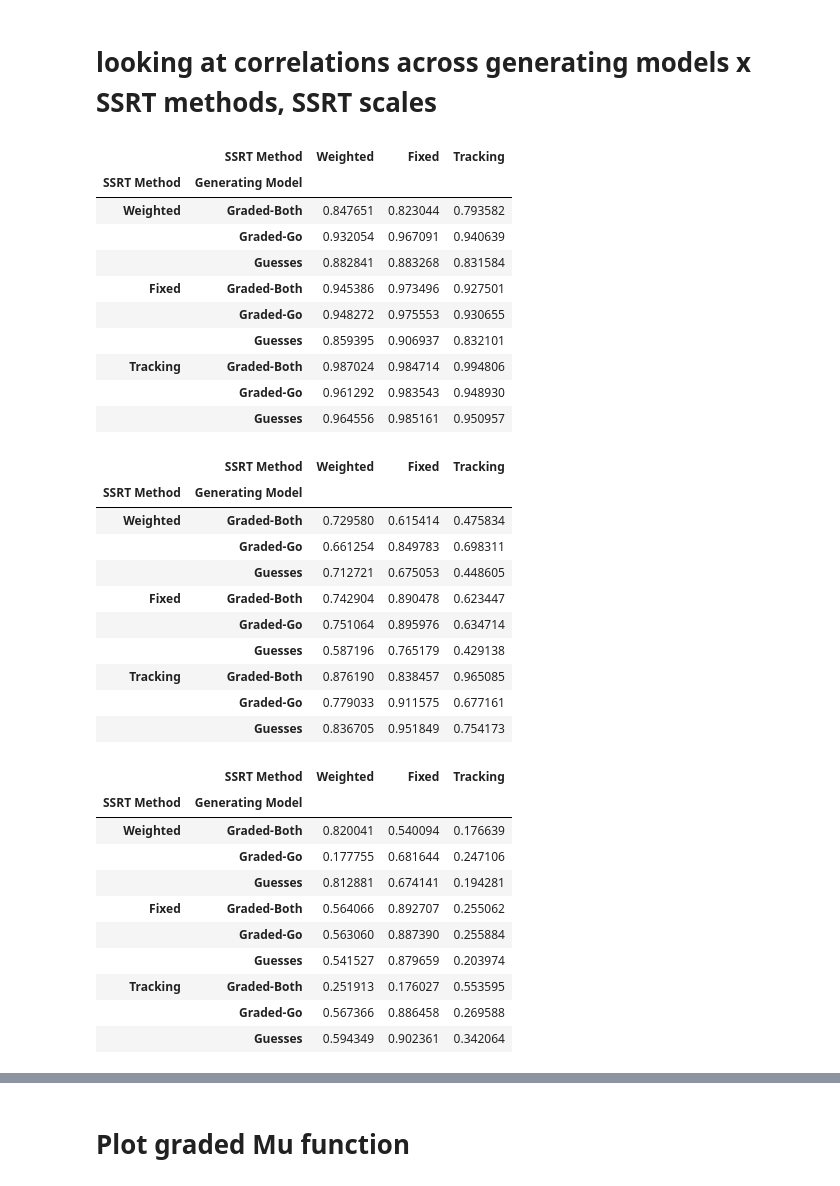
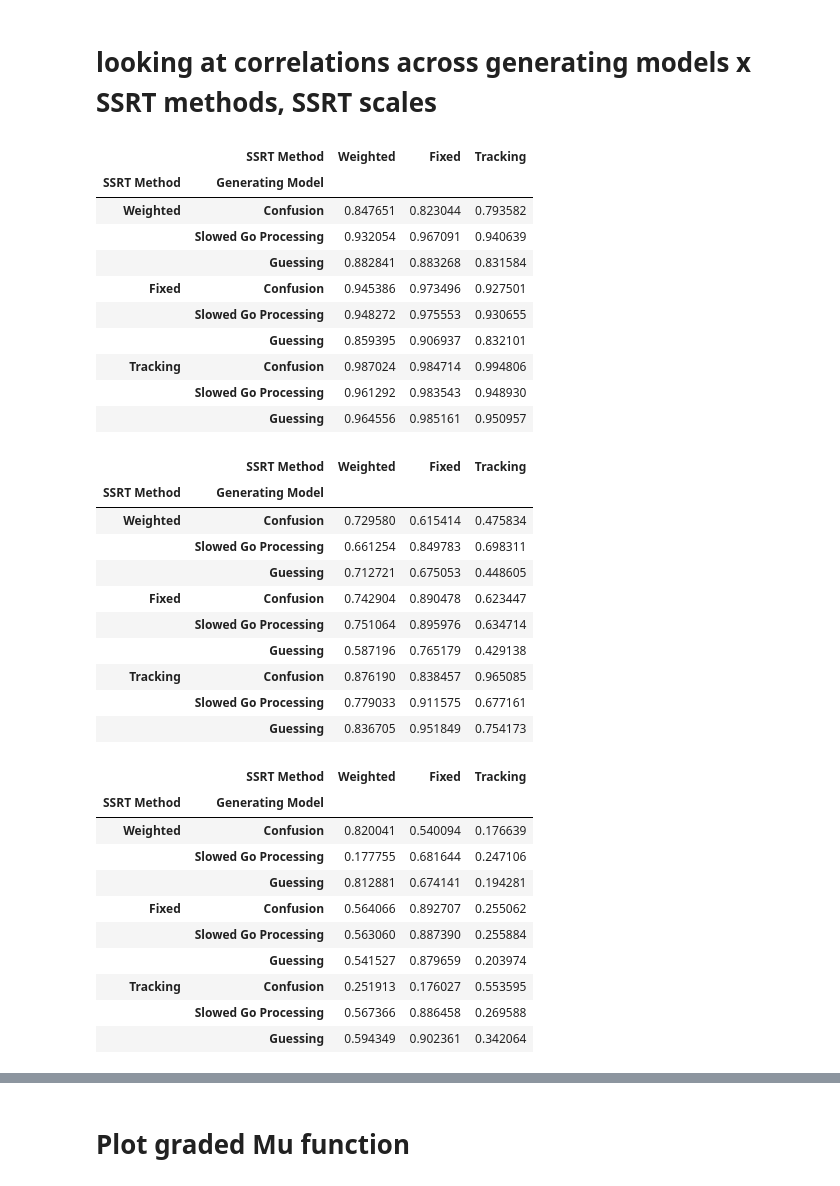
Before and after one commit to henrymj/ABCD_simulations, a Jupyter notebook: 2results_across_SSRTscales.ipynb, the cells around one changed output, grey strips where cells are left out. Drawn from its saved outputs; the diff is of its cells as text; code cells hidden in the pictures.

Commit message:
update table with formal model names

```diff
--- a/2results_across_SSRTscales.ipynb
+++ b/2results_across_SSRTscales.ipynb
@@ -16,15 +16,15 @@ import dataframe_image as dfi
 SSRTscales = [85, 25, 5, 0]
 
 SSRT_method_map = {'standard': 'Weighted', 'fixed': 'Fixed', 'tracking': 'Tracking'}
-gen_map = {'gen-graded_both': 'Graded-Both',
-           'gen-graded_go': 'Graded-Go',
-           'gen-guesses': 'Guesses',
-           'gen-standard': 'Independent'}
+gen_map = {'gen-graded_both': 'Confusion',
+           'gen-graded_go': 'Slowed Go Processing',
+           'gen-guesses': 'Guessing',
+           'gen-standard': 'Independent Race'}
 
-gen_map_simple = {'graded_both': 'Graded-Both',
-           'graded_go': 'Graded-Go',
-           'guesses': 'Guesses',
-           'standard': 'Independent'}
+gen_map_simple = {'graded_both': 'Confusion',
+           'graded_go': 'Slowed Go Processing',
+           'guesses': 'Guessing',
+           'standard': 'Independent Race'}
 # %% [markdown]
 # looking at correlations across generating models x SSRT methods, SSRT scales
 # %%
@@ -53,51 +53,51 @@ def read_in_multiidx_df(ssrtscale):
 pd_df = {'SSRTscale=%d' % scale: read_in_multiidx_df(scale) for scale in  SSRTscales}
 # %%
 corr_df = pd_df['SSRTscale=85'].corr(method='spearman')
-corr_df = corr_df.loc[corr_df.index.get_level_values(1)!='Independent', corr_df.columns.get_level_values(1)=='Independent']
+corr_df = corr_df.loc[corr_df.index.get_level_values(1)!='Independent Race', corr_df.columns.get_level_values(1)=='Independent Race']
 corr_df.droplevel(1, axis=1)
 # %% [output]
 |  | SSRT Method | Weighted | Fixed | Tracking |
 | SSRT Method | Generating Model |  |  |  |
-| Weighted | Graded-Both | 0.847651 | 0.823044 | 0.793582 |
-|  | Graded-Go | 0.932054 | 0.967091 | 0.940639 |
-|  | Guesses | 0.882841 | 0.883268 | 0.831584 |
-| Fixed | Graded-Both | 0.945386 | 0.973496 | 0.927501 |
-|  | Graded-Go | 0.948272 | 0.975553 | 0.930655 |
-|  | Guesses | 0.859395 | 0.906937 | 0.832101 |
-| Tracking | Graded-Both | 0.987024 | 0.984714 | 0.994806 |
-|  | Graded-Go | 0.961292 | 0.983543 | 0.948930 |
-|  | Guesses | 0.964556 | 0.985161 | 0.950957 |
+| Weighted | Confusion | 0.847651 | 0.823044 | 0.793582 |
+|  | Slowed Go Processing | 0.932054 | 0.967091 | 0.940639 |
+|  | Guessing | 0.882841 | 0.883268 | 0.831584 |
+| Fixed | Confusion | 0.945386 | 0.973496 | 0.927501 |
+|  | Slowed Go Processing | 0.948272 | 0.975553 | 0.930655 |
+|  | Guessing | 0.859395 | 0.906937 | 0.832101 |
+| Tracking | Confusion | 0.987024 | 0.984714 | 0.994806 |
+|  | Slowed Go Processing | 0.961292 | 0.983543 | 0.948930 |
+|  | Guessing | 0.964556 | 0.985161 | 0.950957 |
 # %%
 corr_df = pd_df['SSRTscale=25'].corr(method='spearman')
-corr_df = corr_df.loc[corr_df.index.get_level_values(1)!='Independent', corr_df.columns.get_level_values(1)=='Independent']
+corr_df = corr_df.loc[corr_df.index.get_level_values(1)!='Independent Race', corr_df.columns.get_level_values(1)=='Independent Race']
 corr_df.droplevel(1, axis=1)
 # %% [output]
 |  | SSRT Method | Weighted | Fixed | Tracking |
 | SSRT Method | Generating Model |  |  |  |
-| Weighted | Graded-Both | 0.729580 | 0.615414 | 0.475834 |
-|  | Graded-Go | 0.661254 | 0.849783 | 0.698311 |
-|  | Guesses | 0.712721 | 0.675053 | 0.448605 |
-| Fixed | Graded-Both | 0.742904 | 0.890478 | 0.623447 |
-|  | Graded-Go | 0.751064 | 0.895976 | 0.634714 |
-|  | Guesses | 0.587196 | 0.765179 | 0.429138 |
-| Tracking | Graded-Both | 0.876190 | 0.838457 | 0.965085 |
-|  | Graded-Go | 0.779033 | 0.911575 | 0.677161 |
-|  | Guesses | 0.836705 | 0.951849 | 0.754173 |
+| Weighted | Confusion | 0.729580 | 0.615414 | 0.475834 |
+|  | Slowed Go Processing | 0.661254 | 0.849783 | 0.698311 |
+|  | Guessing | 0.712721 | 0.675053 | 0.448605 |
+| Fixed | Confusion | 0.742904 | 0.890478 | 0.623447 |
+|  | Slowed Go Processing | 0.751064 | 0.895976 | 0.634714 |
+|  | Guessing | 0.587196 | 0.765179 | 0.429138 |
+| Tracking | Confusion | 0.876190 | 0.838457 | 0.965085 |
+|  | Slowed Go Processing | 0.779033 | 0.911575 | 0.677161 |
+|  | Guessing | 0.836705 | 0.951849 | 0.754173 |
 # %%
 corr_df = pd_df['SSRTscale=5'].corr(method='spearman')
-corr_df = corr_df.loc[corr_df.index.get_level_values(1)!='Independent', corr_df.columns.get_level_values(1)=='Independent']
+corr_df = corr_df.loc[corr_df.index.get_level_values(1)!='Independent Race', corr_df.columns.get_level_values(1)=='Independent Race']
 corr_df.droplevel(1, axis=1)
 # %% [output]
 |  | SSRT Method | Weighted | Fixed | Tracking |
 | SSRT Method | Generating Model |  |  |  |
-| Weighted | Graded-Both | 0.820041 | 0.540094 | 0.176639 |
-|  | Graded-Go | 0.177755 | 0.681644 | 0.247106 |
-|  | Guesses | 0.812881 | 0.674141 | 0.194281 |
-| Fixed | Graded-Both | 0.564066 | 0.892707 | 0.255062 |
-|  | Graded-Go | 0.563060 | 0.887390 | 0.255884 |
-|  | Guesses | 0.541527 | 0.879659 | 0.203974 |
-| Tracking | Graded-Both | 0.251913 | 0.176027 | 0.553595 |
-|  | Graded-Go | 0.567366 | 0.886458 | 0.269588 |
-|  | Guesses | 0.594349 | 0.902361 | 0.342064 |
+| Weighted | Confusion | 0.820041 | 0.540094 | 0.176639 |
+|  | Slowed Go Processing | 0.177755 | 0.681644 | 0.247106 |
+|  | Guessing | 0.812881 | 0.674141 | 0.194281 |
+| Fixed | Confusion | 0.564066 | 0.892707 | 0.255062 |
+|  | Slowed Go Processing | 0.563060 | 0.887390 | 0.255884 |
+|  | Guessing | 0.541527 | 0.879659 | 0.203974 |
+| Tracking | Confusion | 0.251913 | 0.176027 | 0.553595 |
+|  | Slowed Go Processing | 0.567366 | 0.886458 | 0.269588 |
+|  | Guessing | 0.594349 | 0.902361 | 0.342064 |
 # %%
 corr_df = pd_df['SSRTscale=0'].corr(method='spearman')
```
Also changed, not shown: parts of 4 cells of this notebook, 2 other files.
